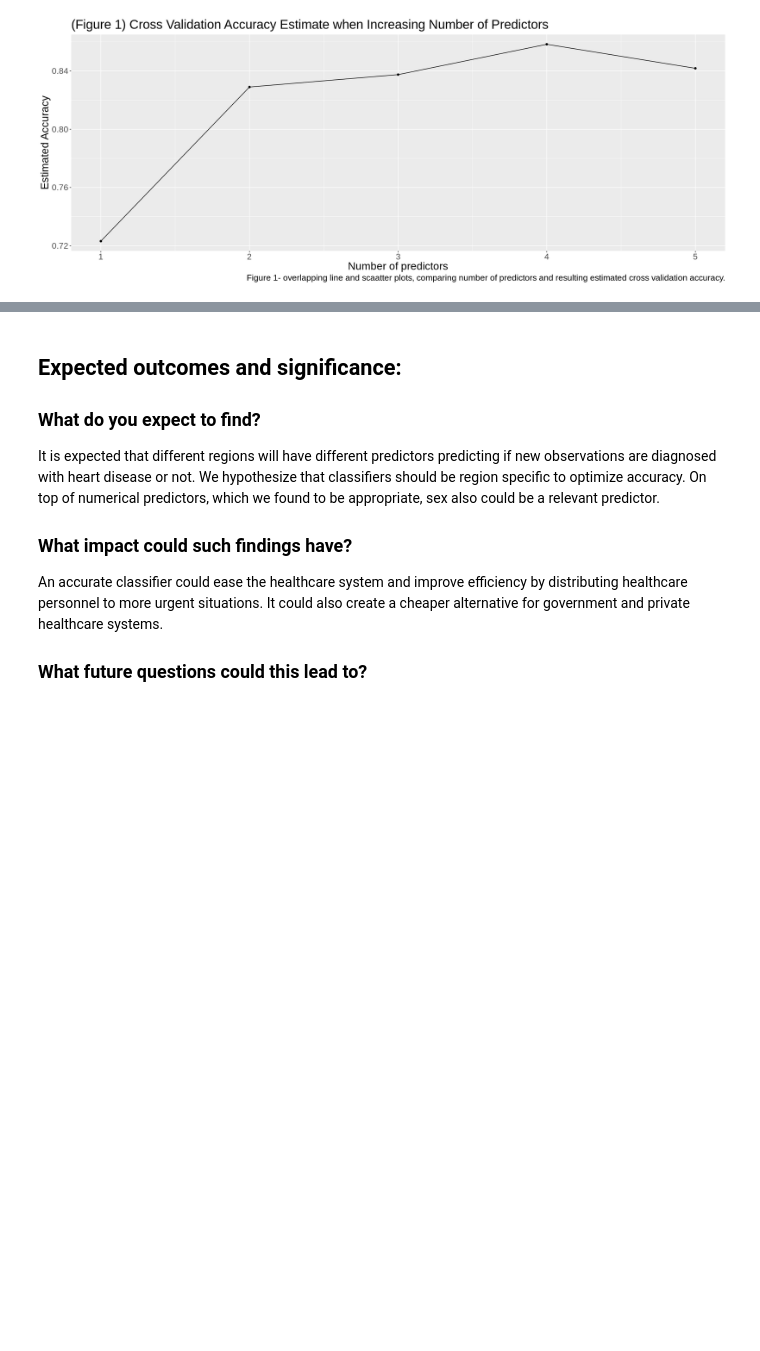
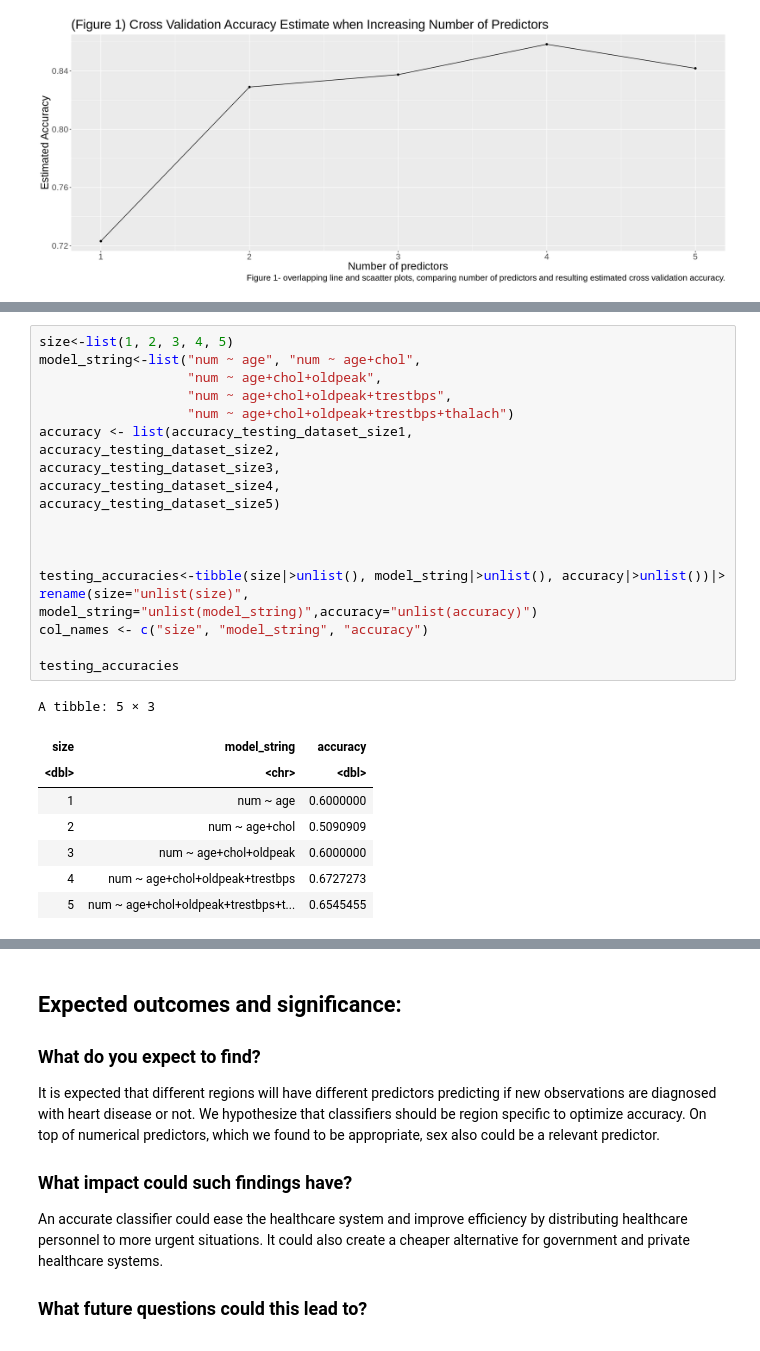
Before and after one commit to justinlook/dsci-100-2022w1-group-10, a Jupyter notebook: Final-project-group10.ipynb, the cells around one changed output, grey strips where cells are left out. Cells and saved outputs as stored; diff of their text form; blank space fills up the shorter version.

```diff
--- a/Final-project-group10.ipynb
+++ b/Final-project-group10.ipynb
@@ -711,3 +710,31 @@ accuracy_testing_dataset_size5
 [1] 0.6
 [1] 0.6727273
 [1] 0.6545455
+# %%
+size<-list(1, 2, 3, 4, 5)
+model_string<-list("num ~ age", "num ~ age+chol",
+                   "num ~ age+chol+oldpeak",
+                   "num ~ age+chol+oldpeak+trestbps",
+                   "num ~ age+chol+oldpeak+trestbps+thalach")
+accuracy <- list(accuracy_testing_dataset_size1,
+accuracy_testing_dataset_size2,
+accuracy_testing_dataset_size3,
+accuracy_testing_dataset_size4,
+accuracy_testing_dataset_size5)
+
+
+
+testing_accuracies<-tibble(size|>unlist(), model_string|>unlist(), accuracy|>unlist())|>
+rename(size="unlist(size)", model_string="unlist(model_string)",accuracy="unlist(accuracy)")
+col_names <- c("size", "model_string", "accuracy")
+
+testing_accuracies
+# %% [output]
+A tibble: 5 × 3
+| size | model_string | accuracy |
+| <dbl> | <chr> | <dbl> |
+| 1 | num ~ age | 0.6000000 |
+| 2 | num ~ age+chol | 0.5090909 |
+| 3 | num ~ age+chol+oldpeak | 0.6000000 |
+| 4 | num ~ age+chol+oldpeak+trestbps | 0.6727273 |
+| 5 | num ~ age+chol+oldpeak+trestbps+t... | 0.6545455 |
```
Also changed, not shown: parts of 5 cells of this notebook.
